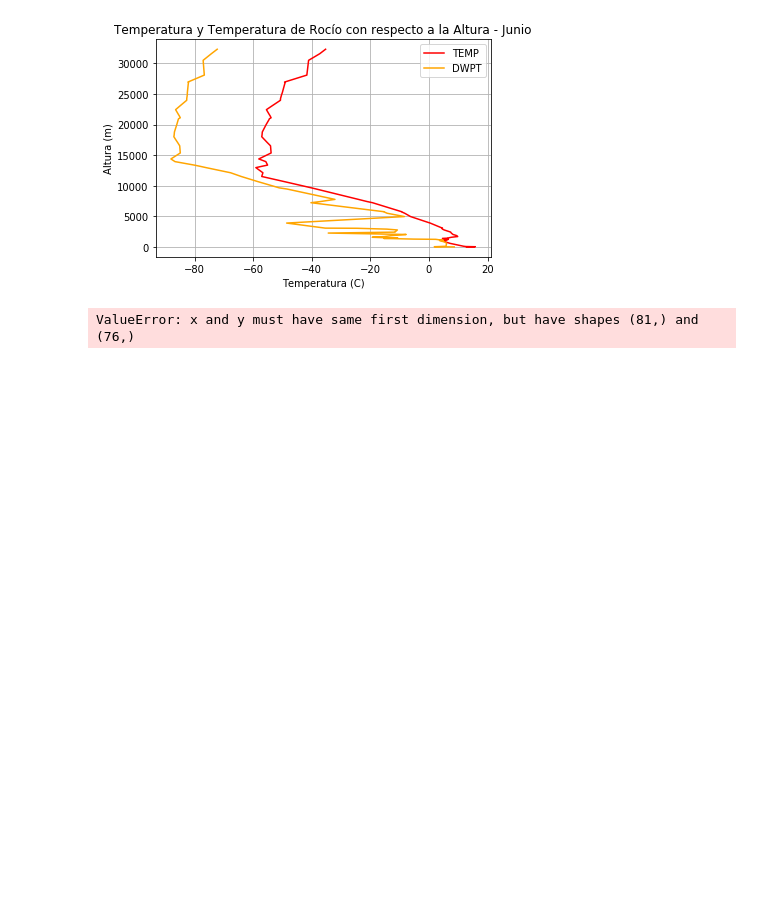
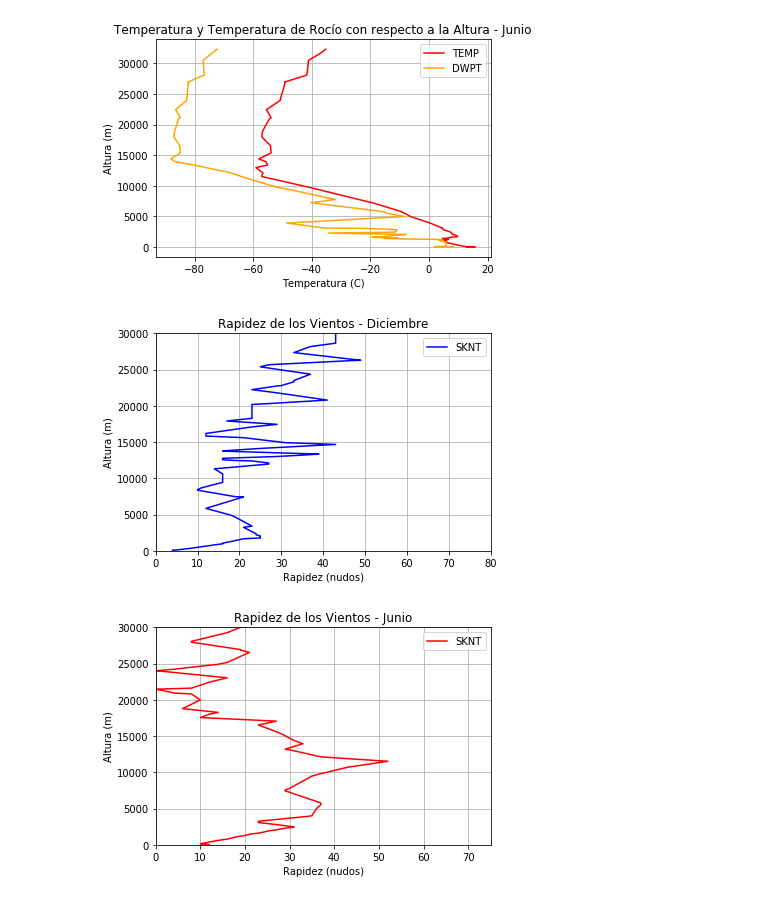
Before and after one commit to jesusgonzaleze23/Computacional-1, a Jupyter notebook: Actividad3/Actividad3.ipynb, the cells around one changed output. Cells and saved outputs as stored; diff of their text form; code cells hidden in the pictures; blank space fills up the shorter version.

```diff
--- a/Actividad3/Actividad3.ipynb
+++ b/Actividad3/Actividad3.ipynb
@@ -107,26 +134,32 @@ plt.show()
 # %%
 #Gráfica de la rapidez de los vientos en nudos.
 
 #Datos de 22 de Diciembre 2017, Valentia Observatory.
 rapD = dfDec['SKNT']
 altD = dfDec['HGHT']
-plt.plot(rapD, altJ, "blue", label='SKNT')
-plt.title("Rapidez de los Vientos")
-plt.ylabel("Rapidez (nudos)")
+plt.plot(rapD, altD, "blue", label='SKNT'); plt.legend(loc='best')
+plt.title("Rapidez de los Vientos - Diciembre")
+plt.ylabel("Altura (m)")
+plt.xlabel("Rapidez (nudos)")
 plt.xlim([0,80])
+plt.ylim([0,30000])
 plt.grid(True)
 plt.show()
 
 #Datos de 22 de Junio 2017, Valentia Observatory.
 rapJ = dfJun['SKNT']
 altJ = dfJun['HGHT']
-plt.plot(rapJ, altJ, "red", label='SKNT')
-plt.ylabel("Rapidez (nudos)")
+plt.title("Rapidez de los Vientos - Junio")
+plt.plot(rapJ, altJ, "red", label='SKNT'); plt.legend(loc='best')
+plt.ylabel("Altura (m)")
+plt.xlabel("Rapidez (nudos)")
 plt.xlim([0,75])
+plt.ylim([0,30000])
 plt.grid(True)
 plt.show()
 # %% [output]
-ValueError: x and y must have same first dimension, but have shapes (81,) and (76,)
+[figure, added]
+[figure, added]
 # %%
 #Gráfica de la humedad relativa como función de la altura.
 
```
Also changed, not shown: parts of 4 cells of this notebook, 4 other files.
